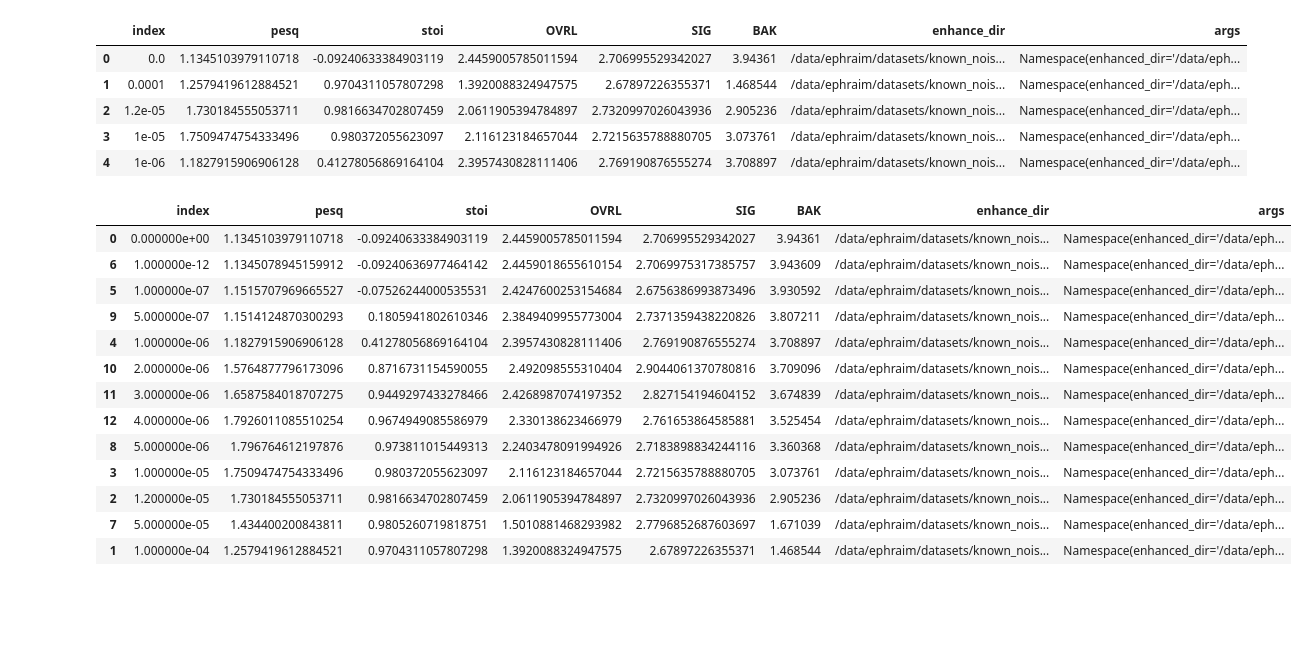
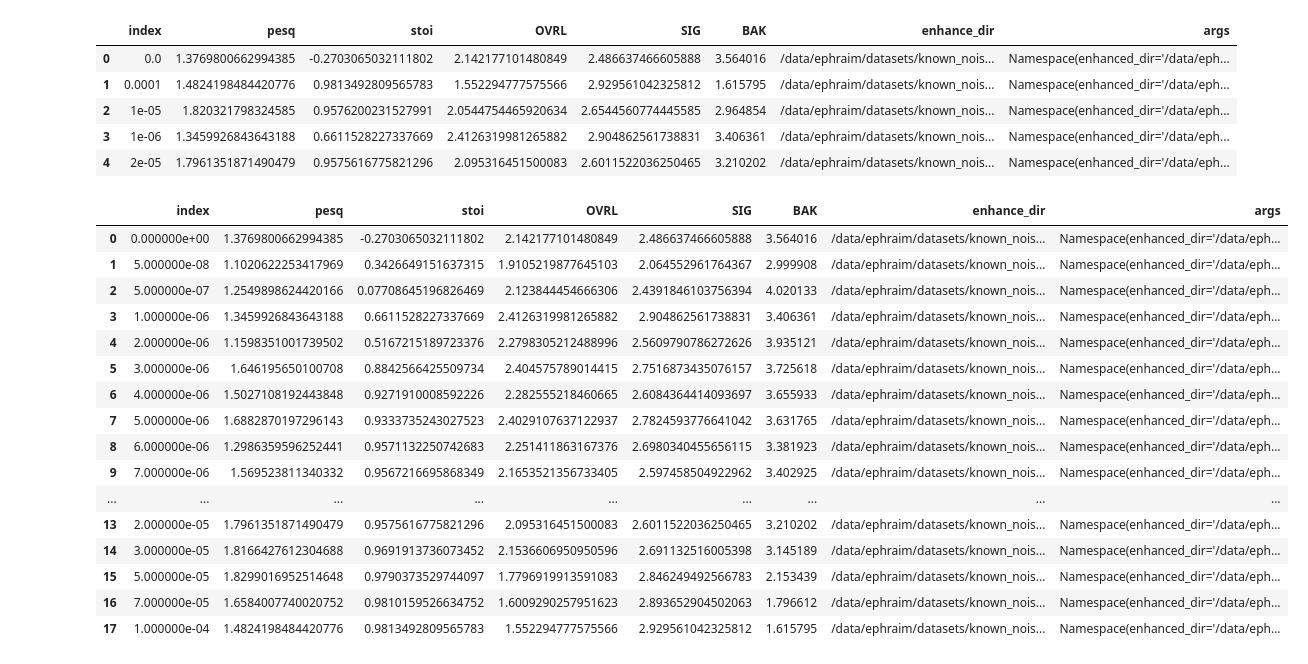
Before and after one commit to ephiephi/diffwave-sashimi, a Jupyter notebook: measure/analyze_1sec.ipynb, the cells around one changed output. Cells and saved outputs as stored; diff of their text form; code cells hidden in the pictures; blank space fills up the shorter version.

```diff
--- a/measure/analyze_1sec.ipynb
+++ b/measure/analyze_1sec.ipynb
@@ -10,5 +23,5 @@ import json
 # %%
-with open("stats_dns_1sec.json") as f:
+with open("stats_dns.json") as f:
     data = json.load(f)
 df = pd.DataFrame.from_dict(data).T.reset_index()
 for i in range(len(df)):
@@ -17,29 +30,32 @@ for i in range(len(df)):
 df.head()
 # %% [output]
 |  | index | pesq | stoi | OVRL | SIG | BAK | enhance_dir | args |
-| 0 | 0.0 | 1.1345103979110718 | -0.09240633384903119 | 2.4459005785011594 | 2.706995529342027 | 3.94361 | /data/ephraim/datasets/known_nois... | Namespace(enhanced_dir='/data/eph... |
-| 1 | 0.0001 | 1.2579419612884521 | 0.9704311057807298 | 1.3920088324947575 | 2.67897226355371 | 1.468544 | /data/ephraim/datasets/known_nois... | Namespace(enhanced_dir='/data/eph... |
-| 2 | 1.2e-05 | 1.730184555053711 | 0.9816634702807459 | 2.0611905394784897 | 2.7320997026043936 | 2.905236 | /data/ephraim/datasets/known_nois... | Namespace(enhanced_dir='/data/eph... |
-| 3 | 1e-05 | 1.7509474754333496 | 0.980372055623097 | 2.116123184657044 | 2.7215635788880705 | 3.073761 | /data/ephraim/datasets/known_nois... | Namespace(enhanced_dir='/data/eph... |
-| 4 | 1e-06 | 1.1827915906906128 | 0.41278056869164104 | 2.3957430828111406 | 2.769190876555274 | 3.708897 | /data/ephraim/datasets/known_nois... | Namespace(enhanced_dir='/data/eph... |
+| 0 | 0.0 | 1.3769800662994385 | -0.2703065032111802 | 2.142177101480849 | 2.486637466605888 | 3.564016 | /data/ephraim/datasets/known_nois... | Namespace(enhanced_dir='/data/eph... |
+| 1 | 0.0001 | 1.4824198484420776 | 0.9813492809565783 | 1.552294777575566 | 2.929561042325812 | 1.615795 | /data/ephraim/datasets/known_nois... | Namespace(enhanced_dir='/data/eph... |
+| 2 | 1e-05 | 1.820321798324585 | 0.9576200231527991 | 2.0544754465920634 | 2.6544560774445585 | 2.964854 | /data/ephraim/datasets/known_nois... | Namespace(enhanced_dir='/data/eph... |
+| 3 | 1e-06 | 1.3459926843643188 | 0.6611528227337669 | 2.4126319981265882 | 2.904862561738831 | 3.406361 | /data/ephraim/datasets/known_nois... | Namespace(enhanced_dir='/data/eph... |
+| 4 | 2e-05 | 1.7961351871490479 | 0.9575616775821296 | 2.095316451500083 | 2.6011522036250465 | 3.210202 | /data/ephraim/datasets/known_nois... | Namespace(enhanced_dir='/data/eph... |
 # %%
 df["index"] = df["index"].astype(float)
 # %%
-df = df.sort_values(by=['index'])
+df = df.sort_values(by=['index']).reset_index(drop=True)
 df
 # %% [output]
 |  | index | pesq | stoi | OVRL | SIG | BAK | enhance_dir | args |
-| 0 | 0.000000e+00 | 1.1345103979110718 | -0.09240633384903119 | 2.4459005785011594 | 2.706995529342027 | 3.94361 | /data/ephraim/datasets/known_nois... | Namespace(enhanced_dir='/data/eph... |
-| 6 | 1.000000e-12 | 1.1345078945159912 | -0.09240636977464142 | 2.4459018655610154 | 2.7069975317385757 | 3.943609 | /data/ephraim/datasets/known_nois... | Namespace(enhanced_dir='/data/eph... |
-| 5 | 1.000000e-07 | 1.1515707969665527 | -0.07526244000535531 | 2.4247600253154684 | 2.6756386993873496 | 3.930592 | /data/ephraim/datasets/known_nois... | Namespace(enhanced_dir='/data/eph... |
-| 9 | 5.000000e-07 | 1.1514124870300293 | 0.1805941802610346 | 2.3849409955773004 | 2.7371359438220826 | 3.807211 | /data/ephraim/datasets/known_nois... | Namespace(enhanced_dir='/data/eph... |
-| 4 | 1.000000e-06 | 1.1827915906906128 | 0.41278056869164104 | 2.3957430828111406 | 2.769190876555274 | 3.708897 | /data/ephraim/datasets/known_nois... | Namespace(enhanced_dir='/data/eph... |
-| 10 | 2.000000e-06 | 1.5764877796173096 | 0.8716731154590055 | 2.492098555310404 | 2.9044061370780816 | 3.709096 | /data/ephraim/datasets/known_nois... | Namespace(enhanced_dir='/data/eph... |
-| 11 | 3.000000e-06 | 1.6587584018707275 | 0.9449297433278466 | 2.4268987074197352 | 2.827154194604152 | 3.674839 | /data/ephraim/datasets/known_nois... | Namespace(enhanced_dir='/data/eph... |
-| 12 | 4.000000e-06 | 1.7926011085510254 | 0.9674949085586979 | 2.330138623466979 | 2.761653864585881 | 3.525454 | /data/ephraim/datasets/known_nois... | Namespace(enhanced_dir='/data/eph... |
-| 8 | 5.000000e-06 | 1.796764612197876 | 0.973811015449313 | 2.2403478091994926 | 2.7183898834244116 | 3.360368 | /data/ephraim/datasets/known_nois... | Namespace(enhanced_dir='/data/eph... |
-| 3 | 1.000000e-05 | 1.7509474754333496 | 0.980372055623097 | 2.116123184657044 | 2.7215635788880705 | 3.073761 | /data/ephraim/datasets/known_nois... | Namespace(enhanced_dir='/data/eph... |
-| 2 | 1.200000e-05 | 1.730184555053711 | 0.9816634702807459 | 2.0611905394784897 | 2.7320997026043936 | 2.905236 | /data/ephraim/datasets/known_nois... | Namespace(enhanced_dir='/data/eph... |
-| 7 | 5.000000e-05 | 1.434400200843811 | 0.9805260719818751 | 1.5010881468293982 | 2.7796852687603697 | 1.671039 | /data/ephraim/datasets/known_nois... | Namespace(enhanced_dir='/data/eph... |
-| 1 | 1.000000e-04 | 1.2579419612884521 | 0.9704311057807298 | 1.3920088324947575 | 2.67897226355371 | 1.468544 | /data/ephraim/datasets/known_nois... | Namespace(enhanced_dir='/data/eph... |
+| 0 | 0.000000e+00 | 1.3769800662994385 | -0.2703065032111802 | 2.142177101480849 | 2.486637466605888 | 3.564016 | /data/ephraim/datasets/known_nois... | Namespace(enhanced_dir='/data/eph... |
+| 1 | 5.000000e-08 | 1.1020622253417969 | 0.3426649151637315 | 1.9105219877645103 | 2.064552961764367 | 2.999908 | /data/ephraim/datasets/known_nois... | Namespace(enhanced_dir='/data/eph... |
+| 2 | 5.000000e-07 | 1.2549898624420166 | 0.07708645196826469 | 2.123844454666306 | 2.4391846103756394 | 4.020133 | /data/ephraim/datasets/known_nois... | Namespace(enhanced_dir='/data/eph... |
+| 3 | 1.000000e-06 | 1.3459926843643188 | 0.6611528227337669 | 2.4126319981265882 | 2.904862561738831 | 3.406361 | /data/ephraim/datasets/known_nois... | Namespace(enhanced_dir='/data/eph... |
+| 4 | 2.000000e-06 | 1.1598351001739502 | 0.5167215189723376 | 2.2798305212488996 | 2.5609790786272626 | 3.935121 | /data/ephraim/datasets/known_nois... | Namespace(enhanced_dir='/data/eph... |
+| 5 | 3.000000e-06 | 1.646195650100708 | 0.8842566425509734 | 2.404575789014415 | 2.7516873435076157 | 3.725618 | /data/ephraim/datasets/known_nois... | Namespace(enhanced_dir='/data/eph... |
+| 6 | 4.000000e-06 | 1.5027108192443848 | 0.9271910008592226 | 2.282555218460665 | 2.6084364414093697 | 3.655933 | /data/ephraim/datasets/known_nois... | Namespace(enhanced_dir='/data/eph... |
+| 7 | 5.000000e-06 | 1.6882870197296143 | 0.9333735243027523 | 2.4029107637122937 | 2.7824593776641042 | 3.631765 | /data/ephraim/datasets/known_nois... | Namespace(enhanced_dir='/data/eph... |
+| 8 | 6.000000e-06 | 1.2986359596252441 | 0.9571132250742683 | 2.251411863167376 | 2.6980340455656115 | 3.381923 | /data/ephraim/datasets/known_nois... | Namespace(enhanced_dir='/data/eph... |
+| 9 | 7.000000e-06 | 1.569523811340332 | 0.9567216695868349 | 2.1653521356733405 | 2.597458504922962 | 3.402925 | /data/ephraim/datasets/known_nois... | Namespace(enhanced_dir='/data/eph... |
+| ... | ... | ... | ... | ... | ... | ... | ... | ... |
+| 13 | 2.000000e-05 | 1.7961351871490479 | 0.9575616775821296 | 2.095316451500083 | 2.6011522036250465 | 3.210202 | /data/ephraim/datasets/known_nois... | Namespace(enhanced_dir='/data/eph... |
+| 14 | 3.000000e-05 | 1.8166427612304688 | 0.9691913736073452 | 2.1536606950950596 | 2.691132516005398 | 3.145189 | /data/ephraim/datasets/known_nois... | Namespace(enhanced_dir='/data/eph... |
+| 15 | 5.000000e-05 | 1.8299016952514648 | 0.9790373529744097 | 1.7796919913591083 | 2.846249492566783 | 2.153439 | /data/ephraim/datasets/known_nois... | Namespace(enhanced_dir='/data/eph... |
+| 16 | 7.000000e-05 | 1.6584007740020752 | 0.9810159526634752 | 1.6009290257951623 | 2.893652904502063 | 1.796612 | /data/ephraim/datasets/known_nois... | Namespace(enhanced_dir='/data/eph... |
+| 17 | 1.000000e-04 | 1.4824198484420776 | 0.9813492809565783 | 1.552294777575566 | 2.929561042325812 | 1.615795 | /data/ephraim/datasets/known_nois... | Namespace(enhanced_dir='/data/eph... |
 # %%
```
Also changed, not shown: parts of 8 cells of this notebook, 16 other files.
